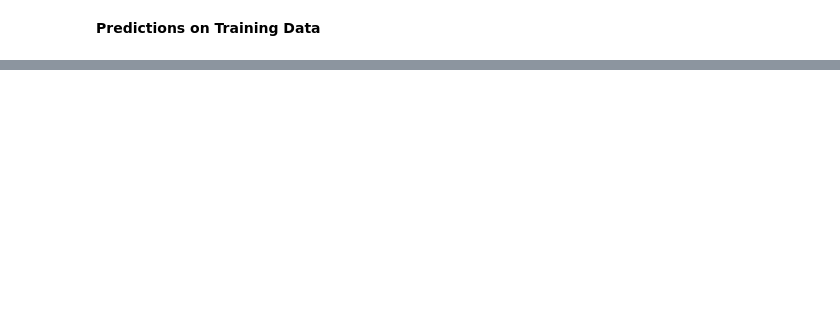
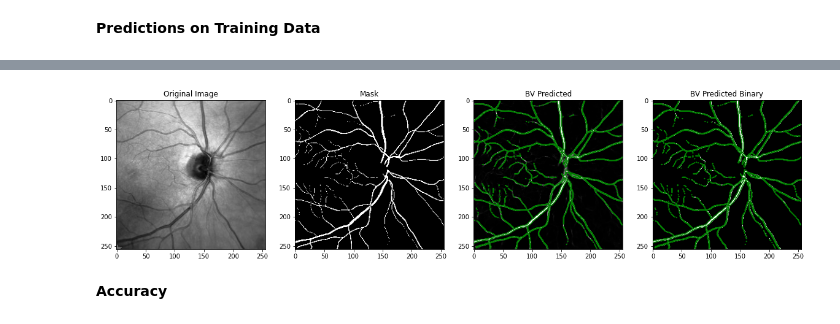
Before and after one commit to jessicaychen/OCT-Image-Segmentation-ML, a Jupyter notebook: UNET_OCT_Blood_Vessel_Segmentation.ipynb, the cells around one changed output, grey strips where cells are left out. Saved outputs shown, nothing was run; the diff lists cells and outputs as text; code cells hidden in the pictures; blank space fills up the shorter version.

```diff
--- a/UNET_OCT_Blood_Vessel_Segmentation.ipynb
+++ b/UNET_OCT_Blood_Vessel_Segmentation.ipynb
@@ -283,0 +283,6 @@ plot_sample(X_valid, Y_valid, preds_val, preds_val_t)
+# %%
+plot_sample(X_test, Y_test, preds_test, preds_test_t)
+# %% [output]
+[figure, added]
+# %% [markdown]
+**Accuracy**
```
Also changed, not shown: parts of 15 cells of this notebook.
